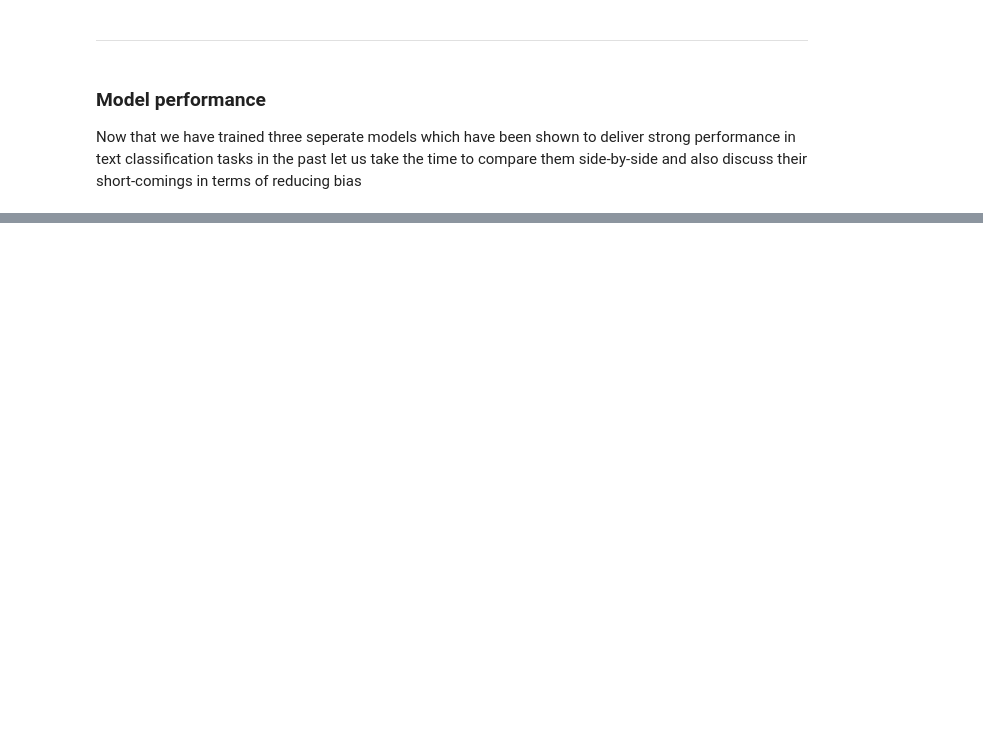
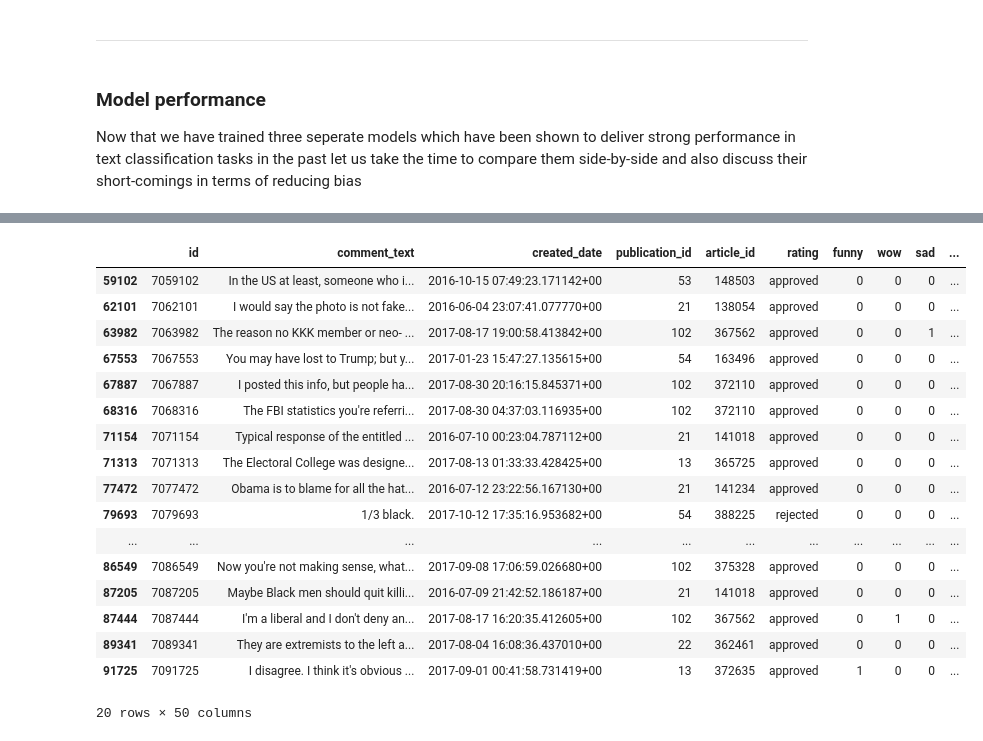
Before and after one commit to GovindSuresh/reducing-bias-in-toxicity-classification, a Jupyter notebook: ML_models.ipynb, the cells around one changed output, grey strips where cells are left out. Cells and saved outputs as stored; diff of their text form; code cells hidden in the pictures; blank space fills up the shorter version.

Commit message:
small updates to ML models and NN model.ipynb

```diff
--- a/ML_models.ipynb
+++ b/ML_models.ipynb
@@ -471,11 +476,11 @@ We will now carry out a similar process with SVM to see if this performs appreci
 # %%
 %%time
-#NOW DO FOR SVC
+# Full dataset grid search
 
 param_grid_svc = [{'model__kernel': ['rbf'],'tf-idf': [tfid_vec_2],
-              'model__C': [0.01, 0.1, 1, 10], 'model__probability': [True]}]
+              'model__C': [0.1, 1, 10], 'model__probability': [True]}]
 
 grid_svc = GridSearchCV(pipeline, param_grid_svc, scoring=scorers, cv=5, refit='AUC',
-                       return_train_score=True, n_jobs=-1, verbose=1)
+                       return_train_score=True, n_jobs=-1, verbose=10)
 
 fittedgrid_svc = grid_svc.fit(train_df['comment_text_clean_detokenize'], train_df['target'])
@@ -549,7 +612,7 @@ test_accuracy = fittedgrid_RF.score(test_df['comment_text_clean_detokenize'], y_
 # %%
 # predict train and test values
-y_train_pred = fittedgrid_RF.predict(train_df['comment_text_clean_detokenize'])
-y_test_pred = fittedgrid_RF.predict(test_df['comment_text_clean_detokenize'])
+y_train_pred = fittedgrid_rf.predict(train_df['comment_text_clean_detokenize'])
+y_test_pred = fittedgrid_rf.predict(test_df['comment_text_clean_detokenize'])
 
-y_train_pred_prob = fittedgrid_RF.predict_proba(train_df['comment_text_clean_detokenize'])
-y_test_pred_prob = fittedgrid_RF.predict_proba(test_df['comment_text_clean_detokenize'])
+y_train_pred_prob = fittedgrid_rf.predict_proba(train_df['comment_text_clean_detokenize'])
+y_test_pred_prob = fittedgrid_rf.predict_proba(test_df['comment_text_clean_detokenize'])
@@ -556,2 +626,11 @@ y_test_pred_prob = fittedgrid_RF.predict_proba(test_df['comment_text_clean_detok
+# %%
+# Identity columns used to calculate subgroup AUC
+identity_columns = [
+    'male', 'female', 'homosexual_gay_or_lesbian', 'christian', 'jewish',
+    'muslim', 'black', 'white', 'psychiatric_or_mental_illness']
+# %%
+for col in identity_columns + ['target']:
+    train_df[col] = np.where(train_df[col] >= 0.5, True, False)
+    test_df[col] = np.where(test_df[col] >= 0.5, True, False)
 # %%
 # Append preds and probabilities to train and valid dfs
@@ -596,0 +723,21 @@ print(f' Final metric for Random Forest: {rf_final_metric_test}')
+# %%
+test_df[(test_df['target'] == 0) &(test_df['Prediction_log'] == 1) & (test_df['black']==1)].iloc[40:60,:]
+# %% [output]
+|  | id | comment_text | created_date | publication_id | article_id | rating | funny | wow | sad | ... |
+| 59102 | 7059102 | In the US at least, someone who i... | 2016-10-15 07:49:23.171142+00 | 53 | 148503 | approved | 0 | 0 | 0 | ... |
+| 62101 | 7062101 | I would say the photo is not fake... | 2016-06-04 23:07:41.077770+00 | 21 | 138054 | approved | 0 | 0 | 0 | ... |
+| 63982 | 7063982 | The reason no KKK member or neo- ... | 2017-08-17 19:00:58.413842+00 | 102 | 367562 | approved | 0 | 0 | 1 | ... |
+| 67553 | 7067553 | You may have lost to Trump; but y... | 2017-01-23 15:47:27.135615+00 | 54 | 163496 | approved | 0 | 0 | 0 | ... |
+| 67887 | 7067887 | I posted this info, but people ha... | 2017-08-30 20:16:15.845371+00 | 102 | 372110 | approved | 0 | 0 | 0 | ... |
+| 68316 | 7068316 | The FBI statistics you're referri... | 2017-08-30 04:37:03.116935+00 | 102 | 372110 | approved | 0 | 0 | 0 | ... |
+| 71154 | 7071154 | Typical response of the entitled ... | 2016-07-10 00:23:04.787112+00 | 21 | 141018 | approved | 0 | 0 | 0 | ... |
+| 71313 | 7071313 | The Electoral College was designe... | 2017-08-13 01:33:33.428425+00 | 13 | 365725 | approved | 0 | 0 | 0 | ... |
+| 77472 | 7077472 | Obama is to blame for all the hat... | 2016-07-12 23:22:56.167130+00 | 21 | 141234 | approved | 0 | 0 | 0 | ... |
+| 79693 | 7079693 | 1/3 black. | 2017-10-12 17:35:16.953682+00 | 54 | 388225 | rejected | 0 | 0 | 0 | ... |
+| ... | ... | ... | ... | ... | ... | ... | ... | ... | ... | ... |
+| 86549 | 7086549 | Now you're not making sense, what... | 2017-09-08 17:06:59.026680+00 | 102 | 375328 | approved | 0 | 0 | 0 | ... |
+| 87205 | 7087205 | Maybe Black men should quit killi... | 2016-07-09 21:42:52.186187+00 | 21 | 141018 | approved | 0 | 0 | 0 | ... |
+| 87444 | 7087444 | I'm a liberal and I don't deny an... | 2017-08-17 16:20:35.412605+00 | 102 | 367562 | approved | 0 | 1 | 0 | ... |
+| 89341 | 7089341 | They are extremists to the left a... | 2017-08-04 16:08:36.437010+00 | 22 | 362461 | approved | 0 | 0 | 0 | ... |
+| 91725 | 7091725 | I disagree. I think it's obvious ... | 2017-09-01 00:41:58.731419+00 | 13 | 372635 | approved | 1 | 0 | 0 | ... |
+20 rows × 50 columns
```
Also changed, not shown: parts of 68 cells of this notebook.
